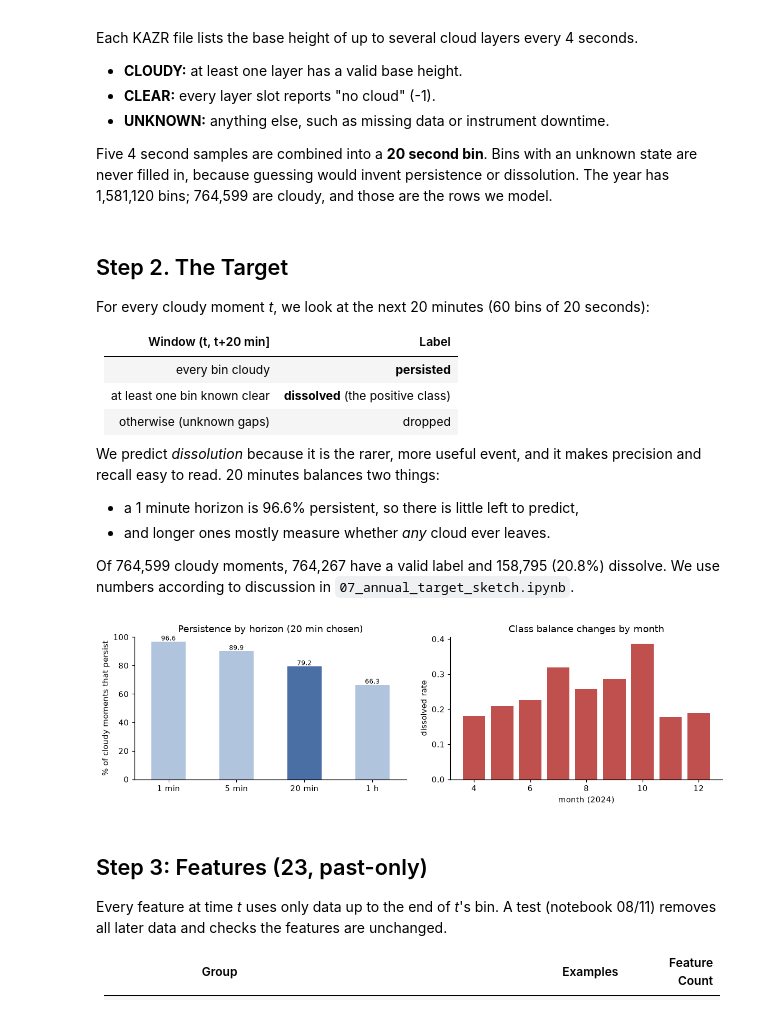
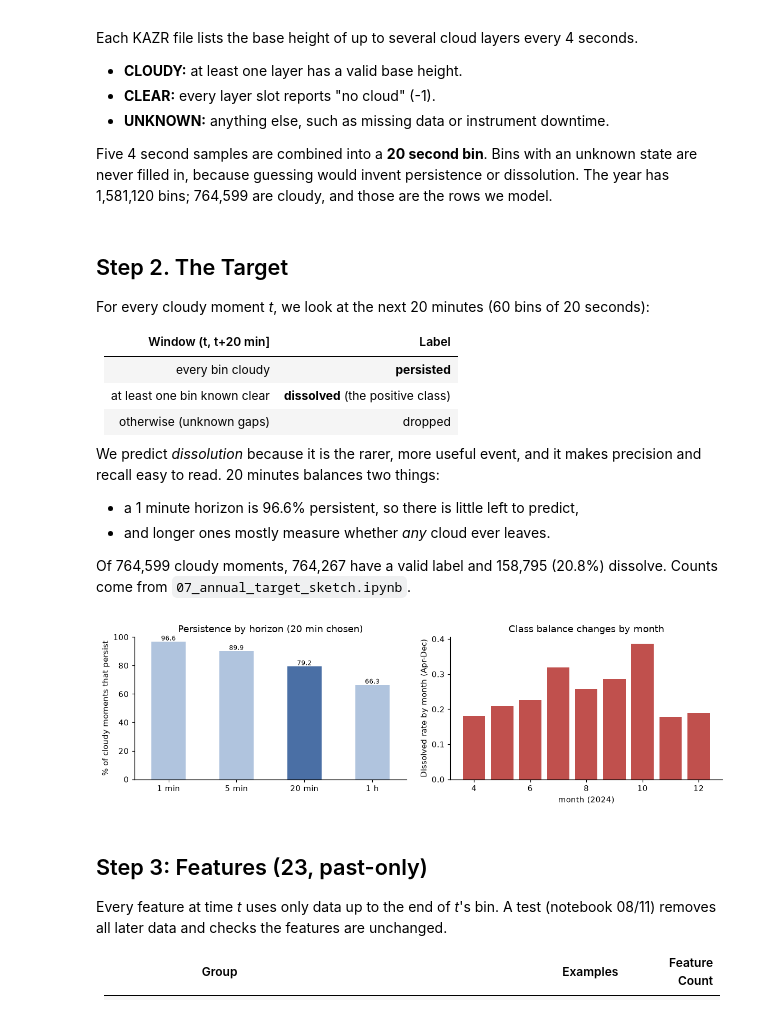
Before and after one commit to alecpblevins/ARM_Cloud_Modeling, a Jupyter notebook: notebooks/12_results.ipynb, the cells around one changed output. Cells and saved outputs as stored; diff of their text form; code cells hidden in the pictures.

```diff
--- a/notebooks/12_results.ipynb
+++ b/notebooks/12_results.ipynb
@@ -71,25 +71,25 @@ We predict *dissolution* because it is the rarer, more useful event, and it make
 - a 1 minute horizon is 96.6% persistent, so there is little left to predict,
 - and longer ones mostly measure whether *any* cloud ever leaves.
 
-Of 764,599 cloudy moments, 764,267 have a valid label and 158,795 (20.8%) dissolve. We use numbers according to discussion in `07_annual_target_sketch.ipynb`.
+Of 764,599 cloudy moments, 764,267 have a valid label and 158,795 (20.8%) dissolve. Counts come from `07_annual_target_sketch.ipynb`.
 # %%
 # Persistence target, p_persisted by horizon (notebook 07)
 hz = pd.Series({"1 min": 96.57, "5 min": 89.92, "20 min": 79.22, "1 h": 66.26})
 
 fig, ax = plt.subplots(1, 2, figsize=(11, 3.4))
 hz.plot.bar(ax=ax[0], color=["#b0c4de", "#b0c4de", "#4a6fa5", "#b0c4de"], rot=0)
 ax[0].set_ylabel("% of cloudy moments that persist")
 ax[0].set_title("Persistence by horizon (20 min chosen)")
 ax[0].set_ylim(0, 100)
 for i, v in enumerate(hz):
     ax[0].text(i, v + 1, f"{v:.1f}", ha="center", fontsize=8)
 
 ax[1].bar(roll.month, roll.rate, color="#c0504d")
-ax[1].set_xlabel("month (2024)"); ax[1].set_ylabel("dissolved rate")
+ax[1].set_xlabel("month (2024)"); ax[1].set_ylabel("Dissolved rate by month (Apr-Dec)")
 ax[1].set_title("Class balance changes by month")
 fig.tight_layout(); fig.savefig(FIG / "12_target.png", bbox_inches="tight"); plt.show()
 # %% [output]
-[figure, old version]
+[figure, new version]
 # %% [markdown]
 ## Step 3: Features (23, past-only)
 Every feature at time *t* uses only data up to the end of *t*'s bin. A test (notebook 08/11) removes all later data and checks the features are unchanged.
```
Also changed, not shown: parts of 10 cells of this notebook, 5 other files.
